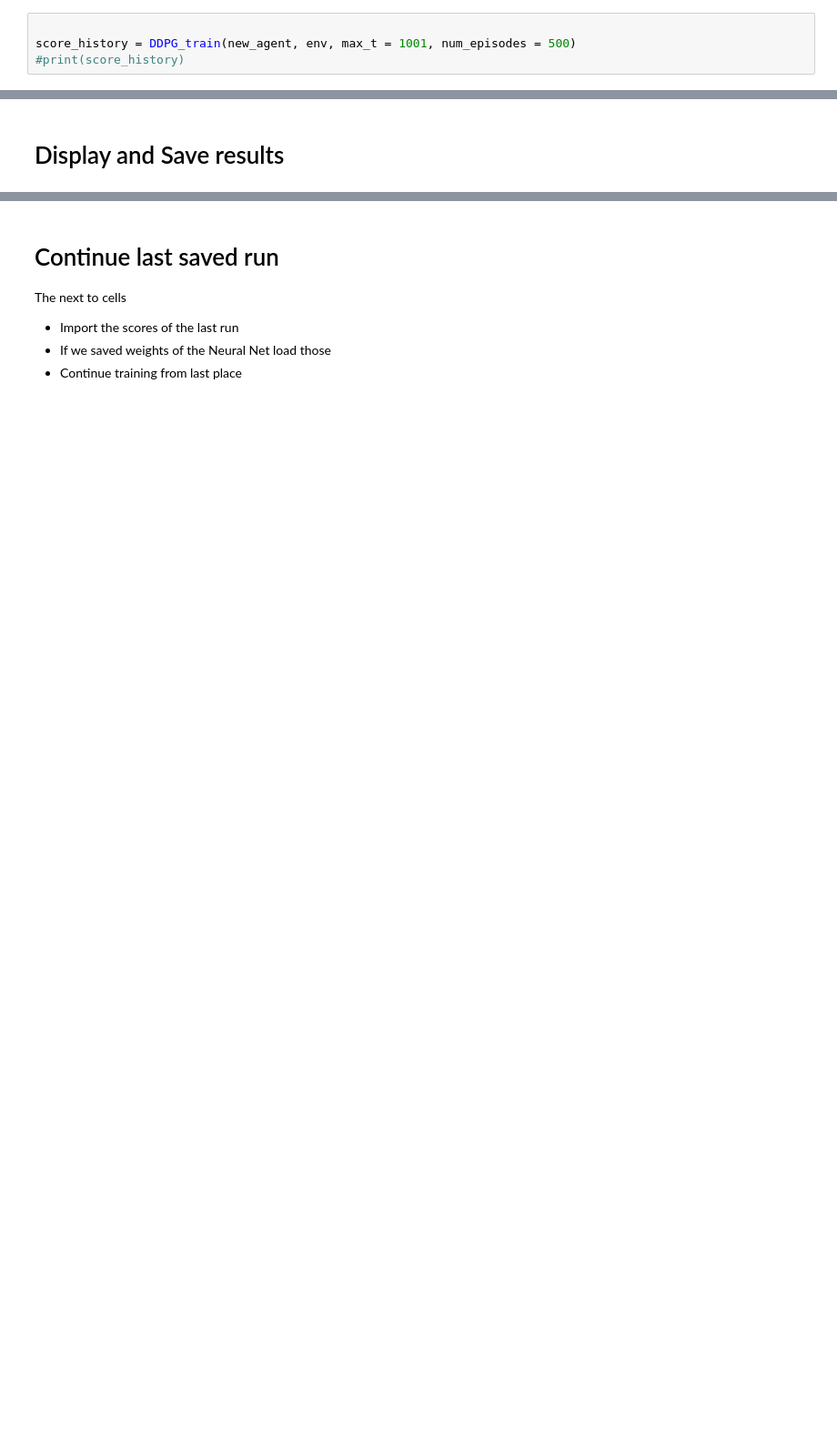
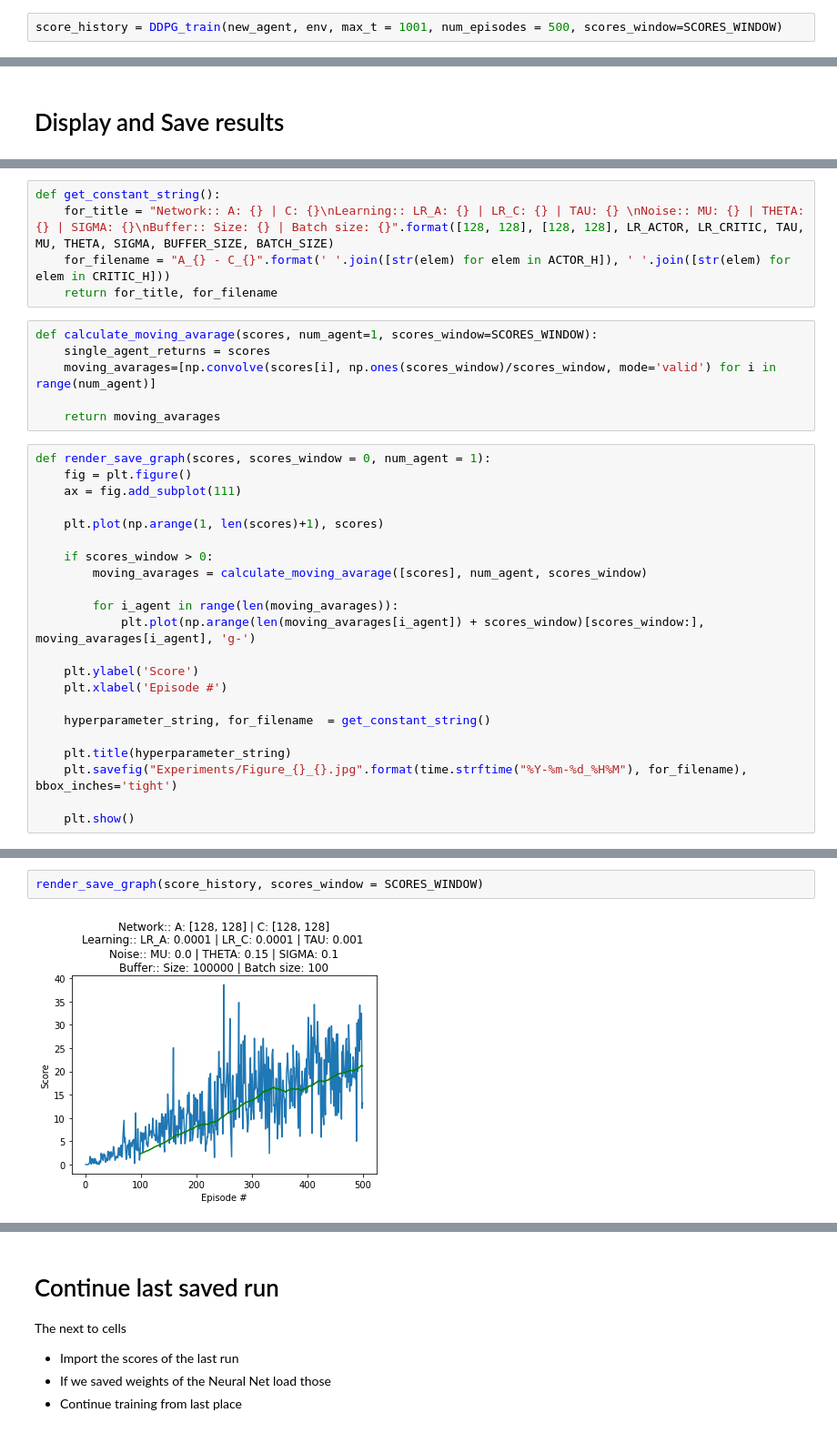
Before and after one commit to szemyd/deep-reinforcement-learning-nd, a Jupyter notebook: p2_continuous-control/Continuous_Control.ipynb, the cells around one changed output, grey strips where cells are left out. Shown at 91% size. Cells and saved outputs as stored; diff of their text form; blank space fills up the shorter version.

Commit message:
feat: Before refractoring, added additional training and monitoring elem

```diff
--- a/p2_continuous-control/Continuous_Control.ipynb
+++ b/p2_continuous-control/Continuous_Control.ipynb
@@ -139,7 +180,5 @@ Actor(
   (fc_out): Linear(in_features=128, out_features=1, bias=True)
 )
 # %%
-
-score_history = DDPG_train(new_agent, env, max_t = 1001, num_episodes = 500)
-#print(score_history)
+score_history = DDPG_train(new_agent, env, max_t = 1001, num_episodes = 500, scores_window=SCORES_WINDOW)
 # %% [output]
@@ -177,2 +204,35 @@ plt.show()
+# %%
+def get_constant_string():
+    for_title = "Network:: A: {} | C: {}\nLearning:: LR_A: {} | LR_C: {} | TAU: {} \nNoise:: MU: {} | THETA: {} | SIGMA: {}\nBuffer:: Size: {} | Batch size: {}".format([128, 128], [128, 128], LR_ACTOR, LR_CRITIC, TAU, MU, THETA, SIGMA, BUFFER_SIZE, BATCH_SIZE)
+    for_filename = "A_{} - C_{}".format(' '.join([str(elem) for elem in ACTOR_H]), ' '.join([str(elem) for elem in CRITIC_H]))
+    return for_title, for_filename
+# %%
+def calculate_moving_avarage(scores, num_agent=1, scores_window=SCORES_WINDOW):
+    single_agent_returns = scores
+    moving_avarages=[np.convolve(scores[i], np.ones(scores_window)/scores_window, mode='valid') for i in range(num_agent)]
+
+    return moving_avarages
+# %%
+def render_save_graph(scores, scores_window = 0, num_agent = 1):
+    fig = plt.figure()
+    ax = fig.add_subplot(111)
+
+    plt.plot(np.arange(1, len(scores)+1), scores)
+
+    if scores_window > 0:
+        moving_avarages = calculate_moving_avarage([scores], num_agent, scores_window)
+
+        for i_agent in range(len(moving_avarages)):
+            plt.plot(np.arange(len(moving_avarages[i_agent]) + scores_window)[scores_window:], moving_avarages[i_agent], 'g-')
+
+    plt.ylabel('Score')
+    plt.xlabel('Episode #')
+
+    hyperparameter_string, for_filename  = get_constant_string()
+
+    plt.title(hyperparameter_string)
+    plt.savefig("Experiments/Figure_{}_{}.jpg".format(time.strftime("%Y-%m-%d_%H%M"), for_filename), bbox_inches='tight')
+
+    plt.show()
 # %%
 import csv
@@ -182,0 +245,4 @@ with open("last_score_128_128.csv", 'w', newline='') as myfile:
+# %%
+render_save_graph(score_history, scores_window = SCORES_WINDOW)
+# %% [output]
+[figure, added]
```
Also changed, not shown: parts of 21 cells of this notebook, 17 other files.
